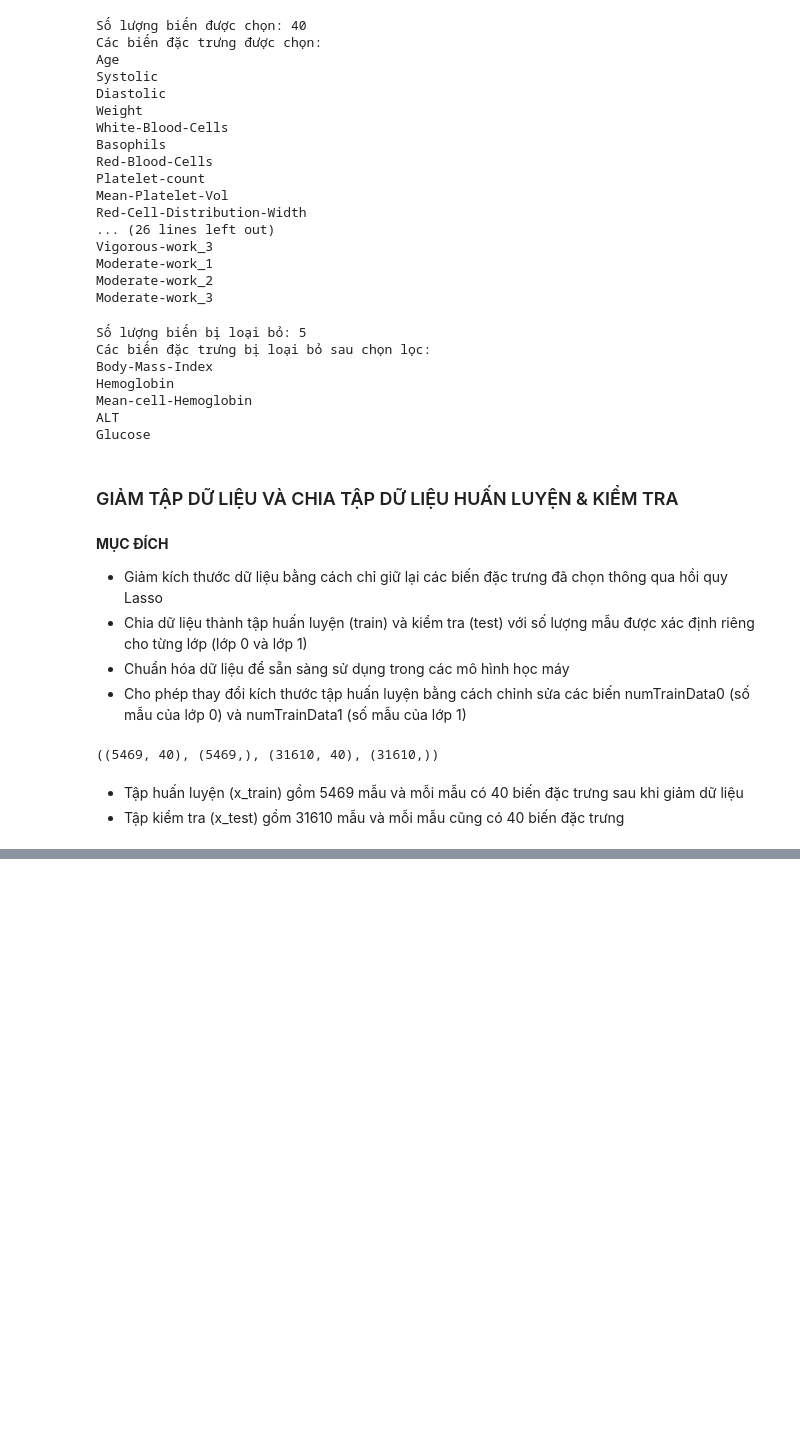
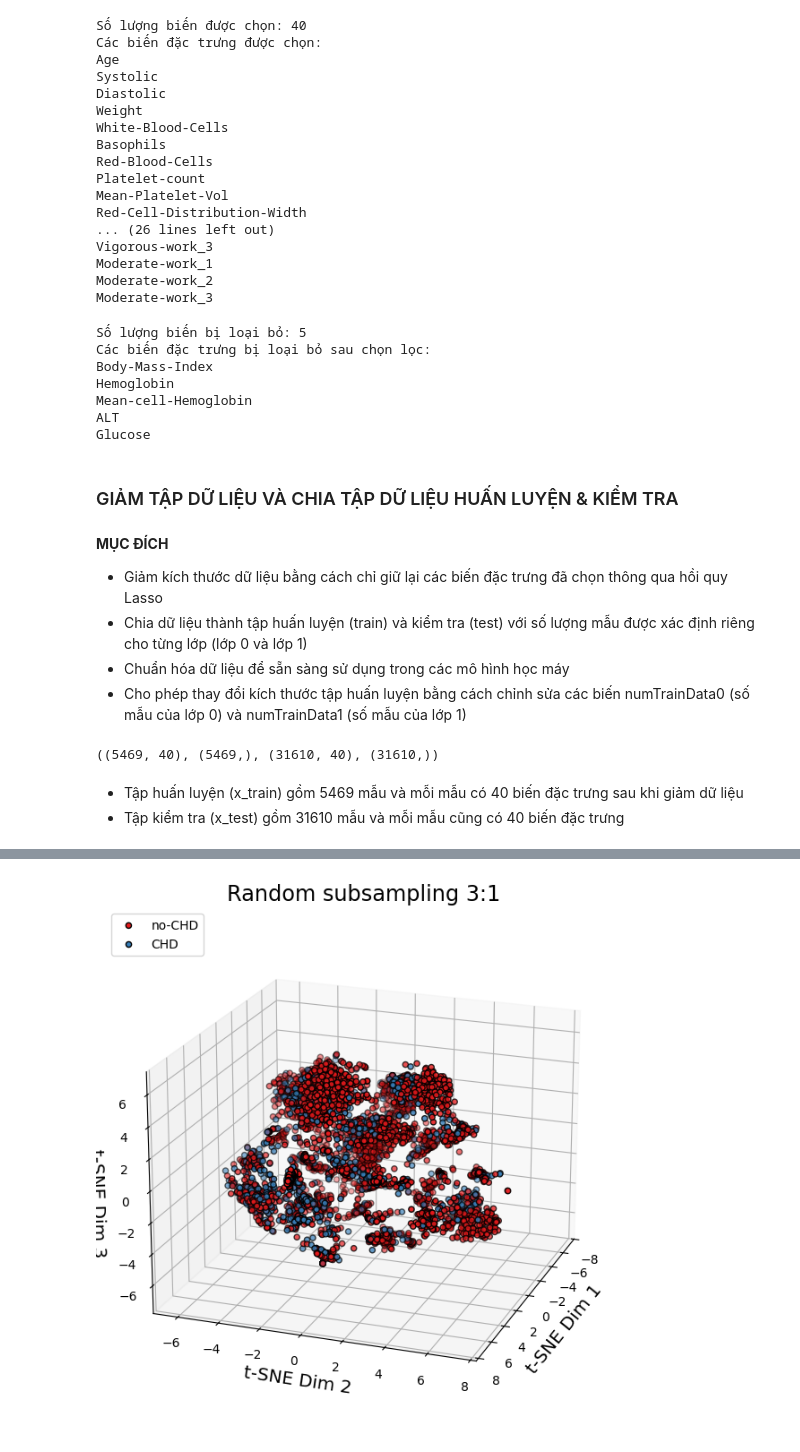
Before and after one commit to SlowJii/PTIT-CNN-Prediction-Cardiovascular, a Jupyter notebook: CNN-Cardiovascular-Prediction.ipynb, the cells around one changed output, grey strips where cells are left out. Saved outputs shown, nothing was run; the diff lists cells and outputs as text; code cells hidden in the pictures; blank space fills up the shorter version.

```diff
--- a/CNN-Cardiovascular-Prediction.ipynb
+++ b/CNN-Cardiovascular-Prediction.ipynb
@@ -406,0 +419,8 @@ x_train.shape, y_train.shape, x_test.shape, y_test.shape
+# %%
+# Sử dụng t-SNE để giảm chiều dữ liệu xuống 3D
+X_embedded = TSNE(n_components=3, n_iter=300, verbose=1).fit_transform(x_train)
+# - `n_components=3`: Giảm chiều dữ liệu về 3 chiều để dễ trực quan hóa.
+# - `n_iter=300`: Số lần lặp của thuật toán để hội tụ.
+# - `verbose=1`: Hiển thị thông tin quá trình thực thi.
+# - `fit_transform(x_train)`: Áp dụng t-SNE lên tập dữ liệu huấn luyện `x_train`.
+# Kết quả: `X_embedded` là một mảng có kích thước (số mẫu, 3).
@@ -406,0 +440,51 @@ x_train.shape, y_train.shape, x_test.shape, y_test.shape
+# %%
+from mpl_toolkits.mplot3d import Axes3D
+
+# Lấy màu sắc để vẽ các lớp
+cin = sns.color_palette("Set1")[1]  # Màu sắc cho lớp "CHD"
+edge_color = []  # Không sử dụng, nhưng khởi tạo danh sách trống.
+
+# Tạo một biểu đồ 3D
+fig = plt.figure()  # Tạo một hình (figure) mới.
+ax = fig.add_subplot(111, projection='3d')  # Tạo biểu đồ 3D (projection='3d').
+
+# Thiết lập nền của biểu đồ
+ax.set_facecolor('w')  # Đặt màu nền biểu đồ thành trắng.
+
+# Vẽ các điểm dữ liệu lên biểu đồ 3D
+ax.scatter(
+    X_embedded[:, 0], X_embedded[:, 1], X_embedded[:, 2],
+    c=[sns.color_palette("Set1")[x] for x in y_train],  # Màu sắc theo lớp trong `y_train`.
+    edgecolors='k',  # Màu viền đen cho các điểm.
+    label='no-CHD'   # Nhãn cho lớp không bị bệnh (no-CHD).
+)
+
+# Thêm một điểm tại (0, 0, 0) để đại diện cho lớp "CHD"
+ax.scatter(0, 0, 0, c=cin, edgecolors='k', label='CHD')
+# - Điểm (0, 0, 0) không thực sự nằm trong dữ liệu, chỉ dùng để hiển thị màu đại diện.
+
+# Tùy chỉnh góc nhìn của biểu đồ
+ax.azim = 20  # Góc xoay theo trục Z (azimuthal angle).
+ax.elev = 20  # Góc nâng theo trục Y (elevation angle).
+
+# Đặt nhãn cho các trục
+ax.set_xlabel("t-SNE Dim 1", size="x-large")  # Nhãn trục X.
+ax.set_ylabel("t-SNE Dim 2", size="x-large")  # Nhãn trục Y.
+ax.set_zlabel("t-SNE Dim 3", size="x-large")  # Nhãn trục Z.
+
+# Đặt tiêu đề cho biểu đồ
+plt.title("Random subsampling 3:1", size="xx-large")
+# Tiêu đề "Random subsampling 3:1" đề cập đến tỷ lệ lấy mẫu giữa các lớp.
+
+# Hiển thị chú giải (legend) trên biểu đồ
+ax.legend(loc='upper left')
+
+# Đặt kích thước biểu đồ
+fig.set_size_inches(7.5, 7.5)  # Kích thước (rộng x cao) của biểu đồ (tính bằng inches).
+
+# Lưu biểu đồ dưới dạng file PNG
+fig.savefig('tSNE_RUS.png', dpi=100)
+# - File được lưu với tên 'tSNE_RUS.png'.
+# - `dpi=100` quy định độ phân giải của hình ảnh (dots per inch).
+# %% [output]
+[figure, added]
```
Also changed, not shown: parts of 25 cells of this notebook.
